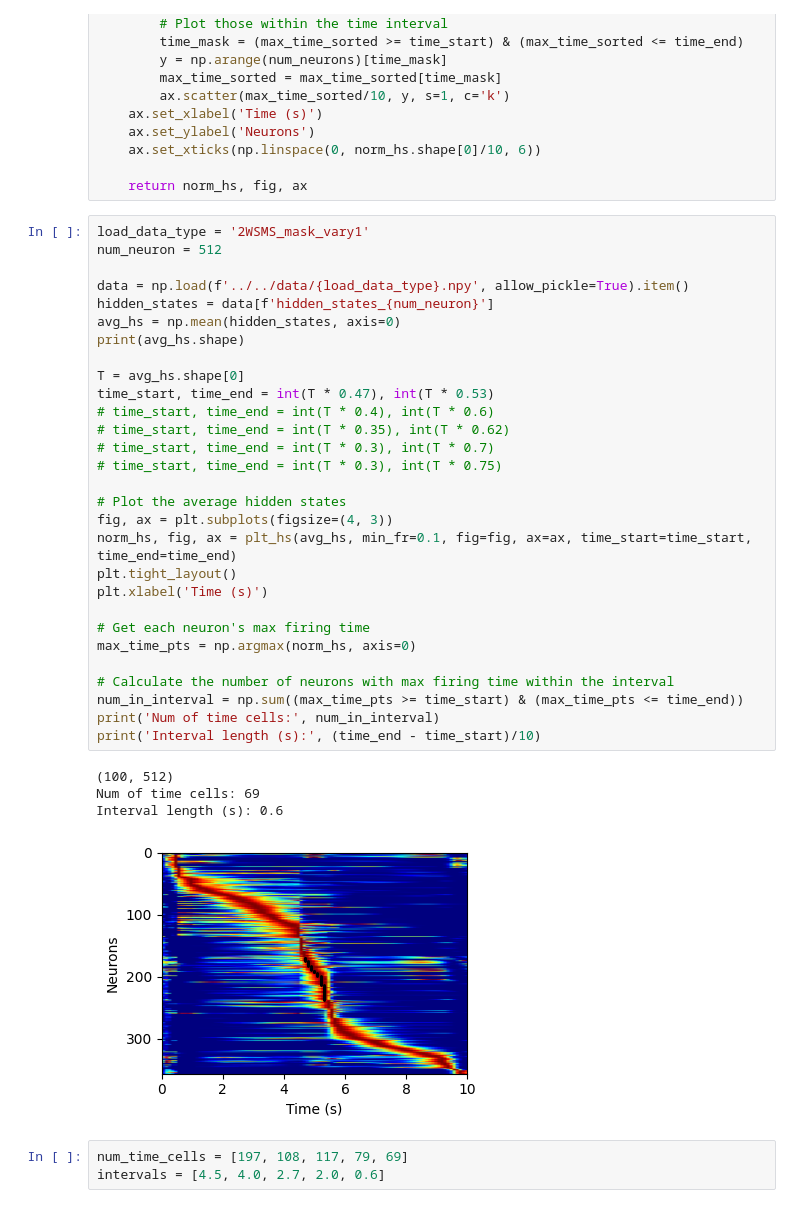
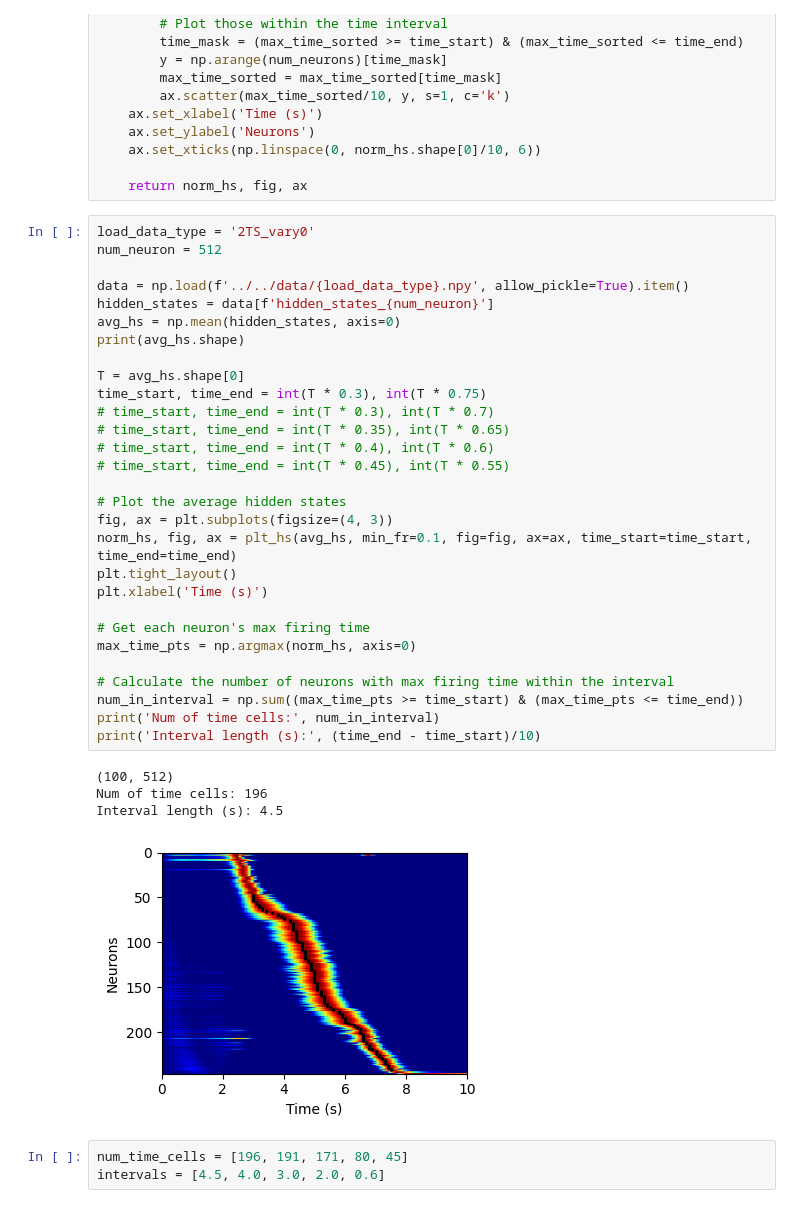
Before and after one commit to qrsyu/STCell, a Jupyter notebook: code/fig/fig3_time_cell_corr_time_interval.ipynb, the cells around one changed output. Cells and saved outputs as stored; diff of their text form.

```diff
--- a/code/fig/fig3_time_cell_corr_time_interval.ipynb
+++ b/code/fig/fig3_time_cell_corr_time_interval.ipynb
@@ -48,42 +48,42 @@ def plt_hs(hs, min_fr=0.1, fig=None, ax=None, time_start=None, time_end=None):
 
     return norm_hs, fig, ax
 # %%
-load_data_type = '2WSMS_mask_vary1'
+load_data_type = '2TS_vary0'
 num_neuron = 512
 
 data = np.load(f'../../data/{load_data_type}.npy', allow_pickle=True).item()
 hidden_states = data[f'hidden_states_{num_neuron}']
 avg_hs = np.mean(hidden_states, axis=0)
 print(avg_hs.shape)
 
 T = avg_hs.shape[0]
-time_start, time_end = int(T * 0.47), int(T * 0.53)
+time_start, time_end = int(T * 0.3), int(T * 0.75)
+# time_start, time_end = int(T * 0.3), int(T * 0.7)
+# time_start, time_end = int(T * 0.35), int(T * 0.65)
 # time_start, time_end = int(T * 0.4), int(T * 0.6)
-# time_start, time_end = int(T * 0.35), int(T * 0.62)
-# time_start, time_end = int(T * 0.3), int(T * 0.7)
-# time_start, time_end = int(T * 0.3), int(T * 0.75)
+# time_start, time_end = int(T * 0.45), int(T * 0.55)
 
 # Plot the average hidden states
 fig, ax = plt.subplots(figsize=(4, 3))
 norm_hs, fig, ax = plt_hs(avg_hs, min_fr=0.1, fig=fig, ax=ax, time_start=time_start, time_end=time_end)
 plt.tight_layout()
 plt.xlabel('Time (s)')
 
 # Get each neuron's max firing time
 max_time_pts = np.argmax(norm_hs, axis=0)
 
 # Calculate the number of neurons with max firing time within the interval
 num_in_interval = np.sum((max_time_pts >= time_start) & (max_time_pts <= time_end))
 print('Num of time cells:', num_in_interval)
 print('Interval length (s):', (time_end - time_start)/10)
 # %% [output]
 (100, 512)
-Num of time cells: 69
-Interval length (s): 0.6
+Num of time cells: 196
+Interval length (s): 4.5
-[figure, old version]
+[figure, new version]
 # %%
-num_time_cells = [197, 108, 117, 79, 69]
-intervals = [4.5, 4.0, 2.7, 2.0, 0.6]
+num_time_cells = [196, 191, 171, 80, 45]
+intervals = [4.5, 4.0, 3.0, 2.0, 0.6]
 # %%
 # Do a linear fit
 def linear(x, m, b):
```
Also changed, not shown: parts of 2 cells of this notebook, 31 other files.
